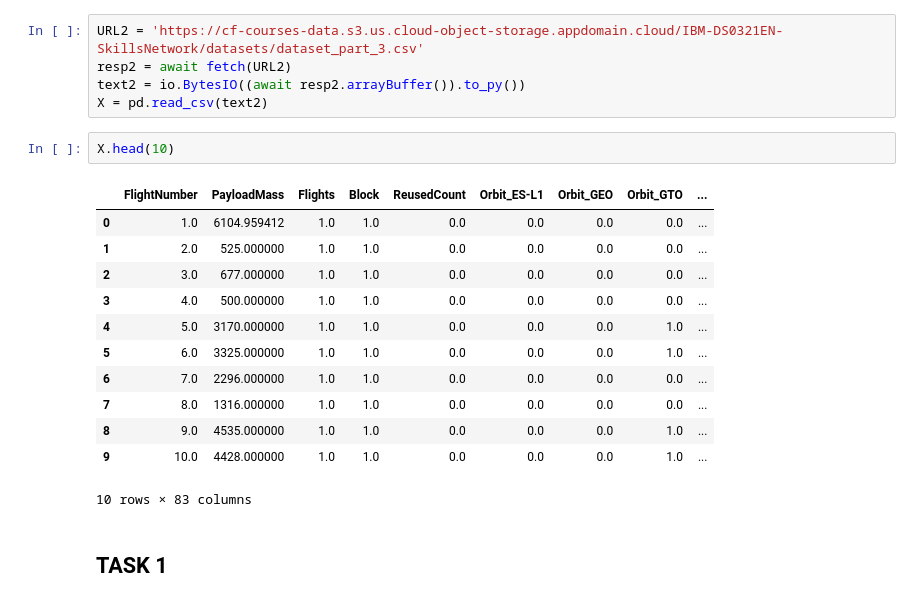
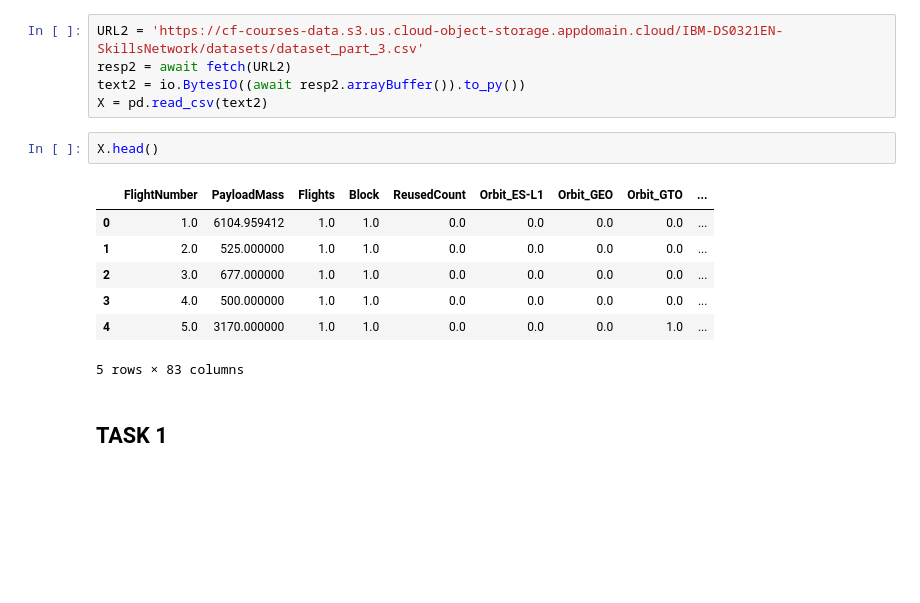
Before and after one commit to IndreBZ/Capstone, a Jupyter notebook: SpaceX_Machine_Learning_Prediction_Part_5.jupyterlite.ipynb, the cells around one changed output. Cells and saved outputs as stored; diff of their text form; blank space fills up the shorter version.

```diff
--- a/SpaceX_Machine_Learning_Prediction_Part_5.jupyterlite.ipynb
+++ b/SpaceX_Machine_Learning_Prediction_Part_5.jupyterlite.ipynb
@@ -106,20 +106,15 @@ resp2 = await fetch(URL2)
 text2 = io.BytesIO((await resp2.arrayBuffer()).to_py())
 X = pd.read_csv(text2)
 # %%
-X.head(10)
+X.head()
 # %% [output]
 |  | FlightNumber | PayloadMass | Flights | Block | ReusedCount | Orbit_ES-L1 | Orbit_GEO | Orbit_GTO | ... |
 | 0 | 1.0 | 6104.959412 | 1.0 | 1.0 | 0.0 | 0.0 | 0.0 | 0.0 | ... |
 | 1 | 2.0 | 525.000000 | 1.0 | 1.0 | 0.0 | 0.0 | 0.0 | 0.0 | ... |
 | 2 | 3.0 | 677.000000 | 1.0 | 1.0 | 0.0 | 0.0 | 0.0 | 0.0 | ... |
 | 3 | 4.0 | 500.000000 | 1.0 | 1.0 | 0.0 | 0.0 | 0.0 | 0.0 | ... |
 | 4 | 5.0 | 3170.000000 | 1.0 | 1.0 | 0.0 | 0.0 | 0.0 | 1.0 | ... |
-| 5 | 6.0 | 3325.000000 | 1.0 | 1.0 | 0.0 | 0.0 | 0.0 | 1.0 | ... |
-| 6 | 7.0 | 2296.000000 | 1.0 | 1.0 | 0.0 | 0.0 | 0.0 | 0.0 | ... |
-| 7 | 8.0 | 1316.000000 | 1.0 | 1.0 | 0.0 | 0.0 | 0.0 | 0.0 | ... |
-| 8 | 9.0 | 4535.000000 | 1.0 | 1.0 | 0.0 | 0.0 | 0.0 | 1.0 | ... |
-| 9 | 10.0 | 4428.000000 | 1.0 | 1.0 | 0.0 | 0.0 | 0.0 | 1.0 | ... |
-10 rows × 83 columns
+5 rows × 83 columns
 # %% [markdown]
 ## TASK  1
 # %% [markdown]
```
Also changed, not shown: parts of 8 cells of this notebook.
